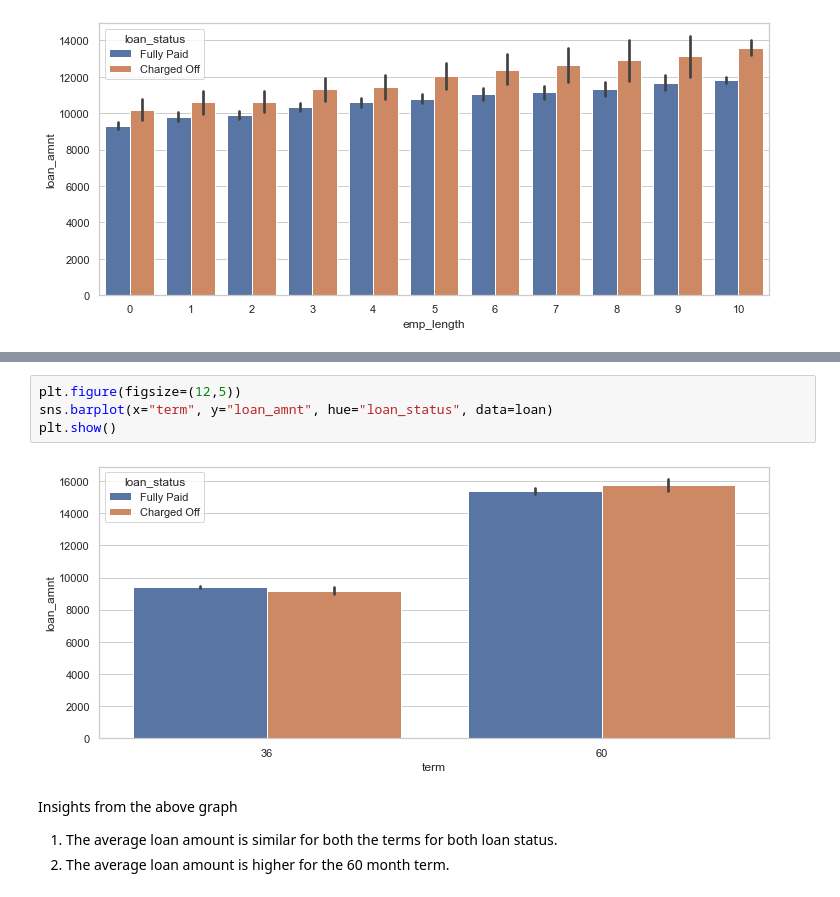
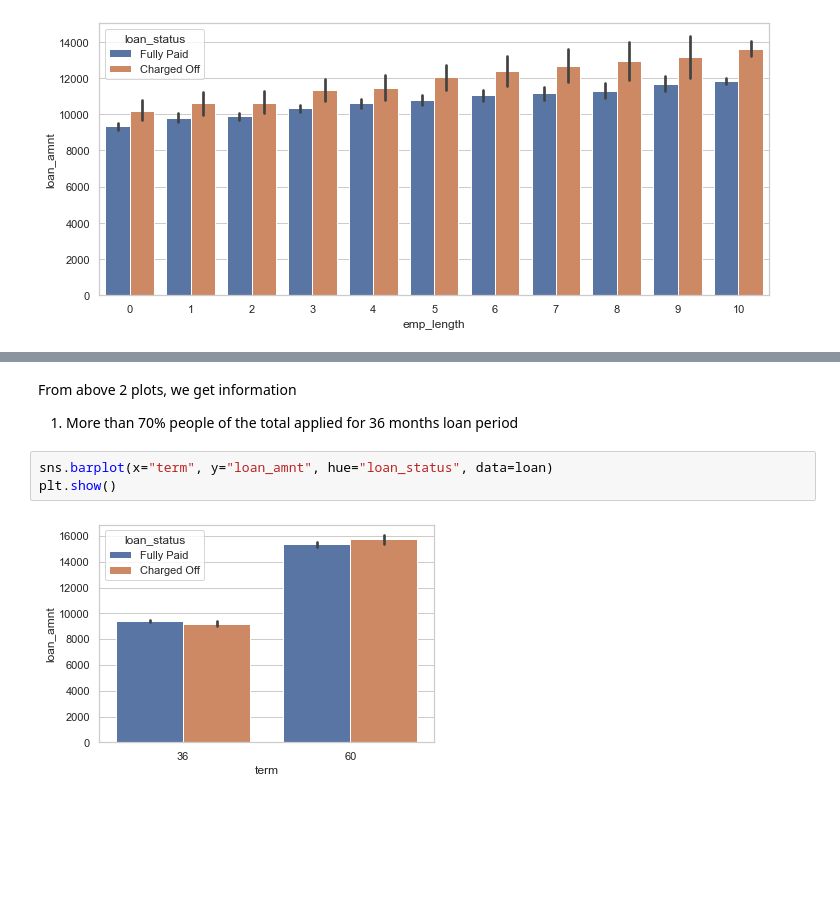
Before and after one commit to Harshulagarwal/LendingClubCaseStudy, a Jupyter notebook: LENDING_CLUB_CASE_STUDY.ipynb, the cells around one changed output, grey strips where cells are left out. Saved outputs shown, nothing was run; the diff lists cells and outputs as text; blank space fills up the shorter version.

Commit message:
Added and rearranged plots.Added major factors.Removed pt 6 in final words.

```diff
--- a/LENDING_CLUB_CASE_STUDY.ipynb
+++ b/LENDING_CLUB_CASE_STUDY.ipynb
@@ -803,10 +856,8 @@ Insights from the above graph
+# %% [markdown]
+From above 2 plots, we get information
+1. More than 70% people of the total applied for 36 months loan period
 # %%
-plt.figure(figsize=(12,5))
 sns.barplot(x="term", y="loan_amnt", hue="loan_status", data=loan)
 plt.show()
 # %% [output]
-[figure, old version]
+[figure, new version]
-# %% [markdown]
-Insights from the above graph
-1. The average loan amount is similar for both the terms for both loan status.
-2. The average loan amount is higher for the 60 month term.
```
Also changed, not shown: parts of 95 cells of this notebook.
